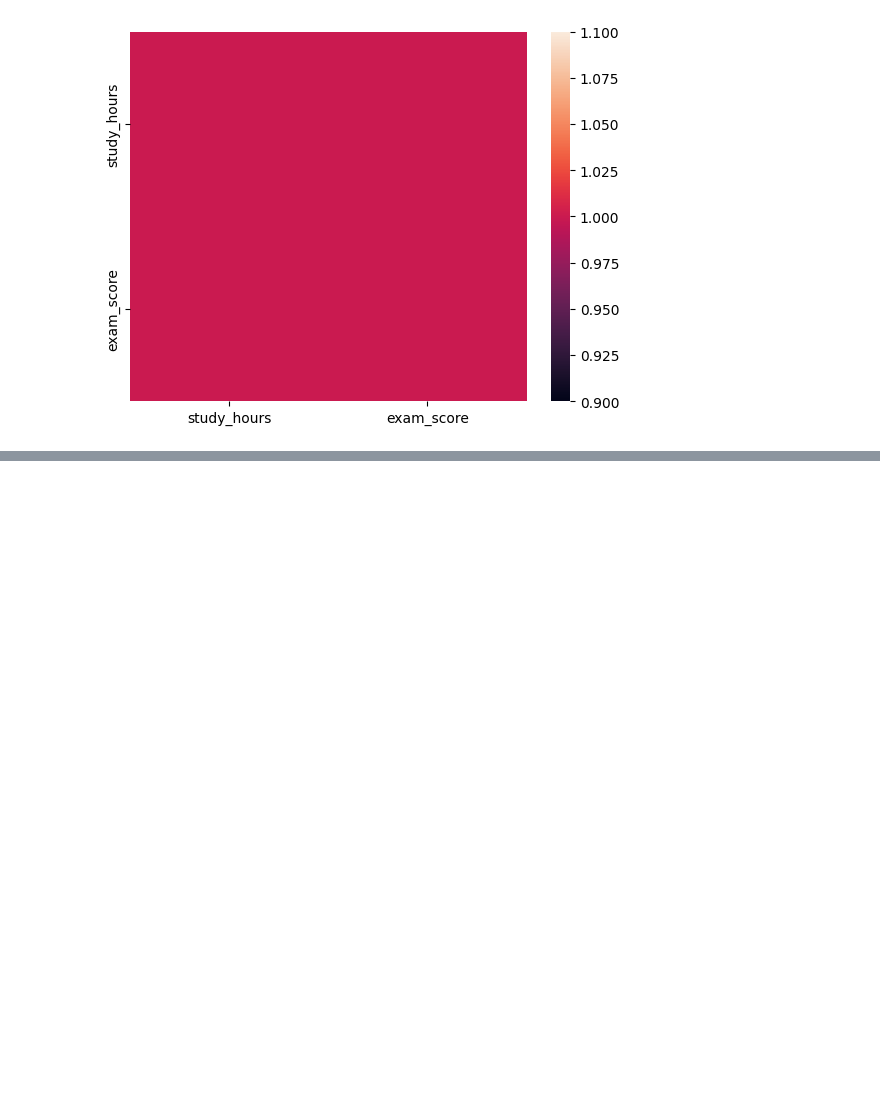
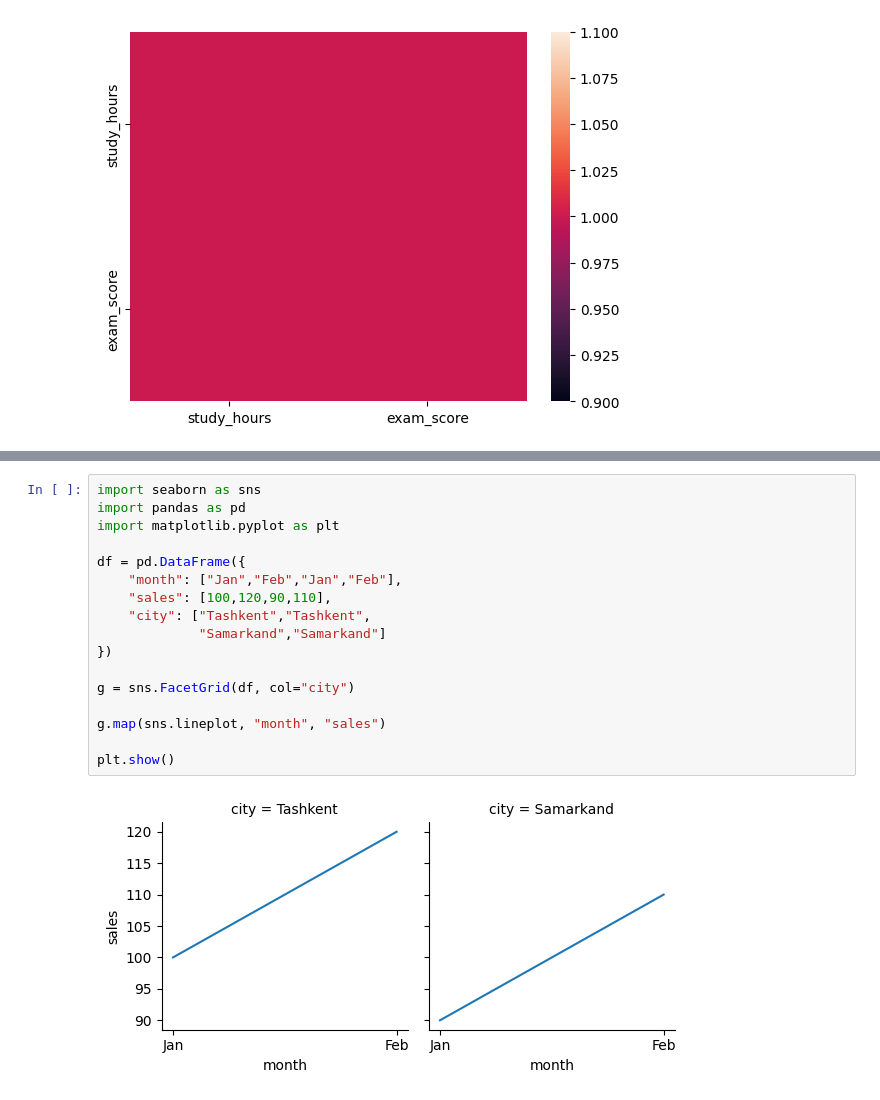
Before and after one commit to madrimovazaxro/data-visualization-with-python, a Jupyter notebook: lesson4.ipynb, the cells around one changed output, grey strips where cells are left out. Drawn from its saved outputs; the diff is of its cells as text; blank space fills up the shorter version.

```diff
--- a/lesson4.ipynb
+++ b/lesson4.ipynb
@@ -229,0 +274,19 @@ plt.show()
+# %%
+import seaborn as sns
+import pandas as pd
+import matplotlib.pyplot as plt
+
+df = pd.DataFrame({
+    "month": ["Jan","Feb","Jan","Feb"],
+    "sales": [100,120,90,110],
+    "city": ["Tashkent","Tashkent",
+             "Samarkand","Samarkand"]
+})
+
+g = sns.FacetGrid(df, col="city")
+
+g.map(sns.lineplot, "month", "sales")
+
+plt.show()
+# %% [output]
+[figure, added]
```
Also changed, not shown: parts of 4 cells of this notebook.
